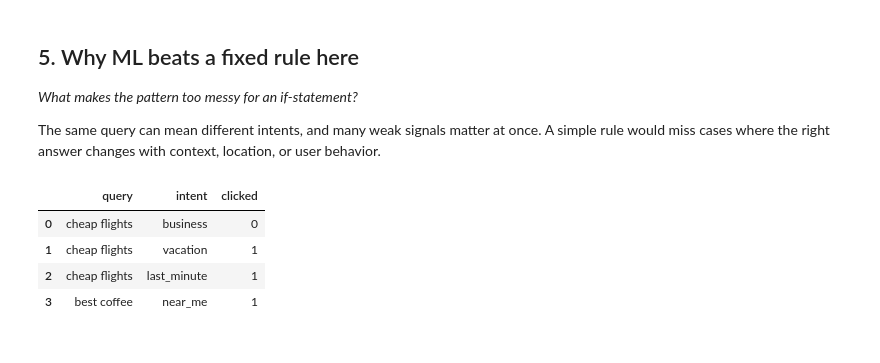
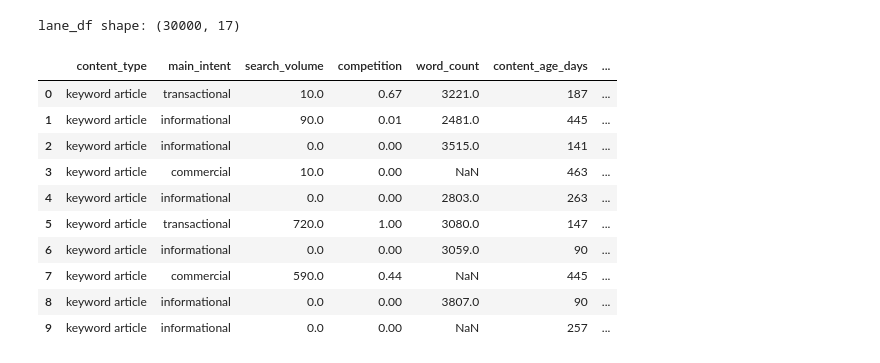
Before and after one commit to smartanilmali234-art/flyrank-ml-internship, a Jupyter notebook: work/notebooks/w02_ml_task_framing.ipynb, the cells around one changed output. Drawn from its saved outputs; the diff is of its cells as text; code cells hidden in the pictures.

```diff
--- a/work/notebooks/w02_ml_task_framing.ipynb
+++ b/work/notebooks/w02_ml_task_framing.ipynb
@@ -72,0 +52,14 @@ ndcg_at_10
+# %%
+target = (raw["trend_direction"].eq("down")).astype(int).rename("is_declining_label")
+
+label_check = pd.DataFrame(
+    {
+        "rows": [len(raw)],
+        "declining_items": [int(target.sum())],
+        "declining_rate": [target.mean()],
+        "label_source": ["trend_direction == 'down'"],
+        "leakage_columns_excluded_from_features": ["trend_direction, trend_pct"],
+    }
+)
+
+label_check
@@ -123,27 +111,38 @@ lane_slice
-# %% [markdown]
-## 5. Why ML beats a fixed rule here
-
-*What makes the pattern too messy for an if-statement?*
-
-The same query can mean different intents, and many weak signals matter at once. A simple rule would miss cases where the right answer changes with context, location, or user behavior.
-# %%
-# This cell is for CODE (numbers, a query, a check).
-# Write your text answer in the cell ABOVE this one — typing sentences here breaks Run All.
-
-import pandas as pd
-
-messy_cases = pd.DataFrame(
-    {
-        "query": ["cheap flights", "cheap flights", "cheap flights", "best coffee"],
-        "intent": ["business", "vacation", "last_minute", "near_me"],
-        "clicked": [0, 1, 1, 1],
-    }
-)
-
-messy_cases
-# %% [output]
-|  | query | intent | clicked |
-| 0 | cheap flights | business | 0 |
-| 1 | cheap flights | vacation | 1 |
-| 2 | cheap flights | last_minute | 1 |
-| 3 | best coffee | near_me | 1 |
+# %%
+safe_feature_columns = [
+    "content_type",
+    "main_intent",
+    "search_volume",
+    "competition",
+    "word_count",
+    "content_age_days",
+    "days_since_last_update",
+    "impressions_90d",
+    "clicks_90d",
+    "sessions_90d",
+    "ctr",
+    "avg_position",
+    "engagement_rate",
+    "ai_traffic_pct",
+]
+
+lane_df = raw[safe_feature_columns].copy()
+lane_df["avg_position_no_data"] = lane_df["avg_position"].eq(0)
+lane_df["has_word_count"] = lane_df["word_count"].notna()
+lane_df["is_declining_label"] = target
+
+print(f"lane_df shape: {lane_df.shape}")
+lane_df.head(10)
+# %% [output]
+lane_df shape: (30000, 17)
+|  | content_type | main_intent | search_volume | competition | word_count | content_age_days | ... |
+| 0 | keyword article | transactional | 10.0 | 0.67 | 3221.0 | 187 | ... |
+| 1 | keyword article | informational | 90.0 | 0.01 | 2481.0 | 445 | ... |
+| 2 | keyword article | informational | 0.0 | 0.00 | 3515.0 | 141 | ... |
+| 3 | keyword article | commercial | 10.0 | 0.00 | NaN | 463 | ... |
+| 4 | keyword article | informational | 0.0 | 0.00 | 2803.0 | 263 | ... |
+| 5 | keyword article | transactional | 720.0 | 1.00 | 3080.0 | 147 | ... |
+| 6 | keyword article | informational | 0.0 | 0.00 | 3059.0 | 90 | ... |
+| 7 | keyword article | commercial | 590.0 | 0.44 | NaN | 445 | ... |
+| 8 | keyword article | informational | 0.0 | 0.00 | 3807.0 | 90 | ... |
+| 9 | keyword article | informational | 0.0 | 0.00 | NaN | 257 | ... |
```
Also changed, not shown: parts of 19 cells of this notebook.
